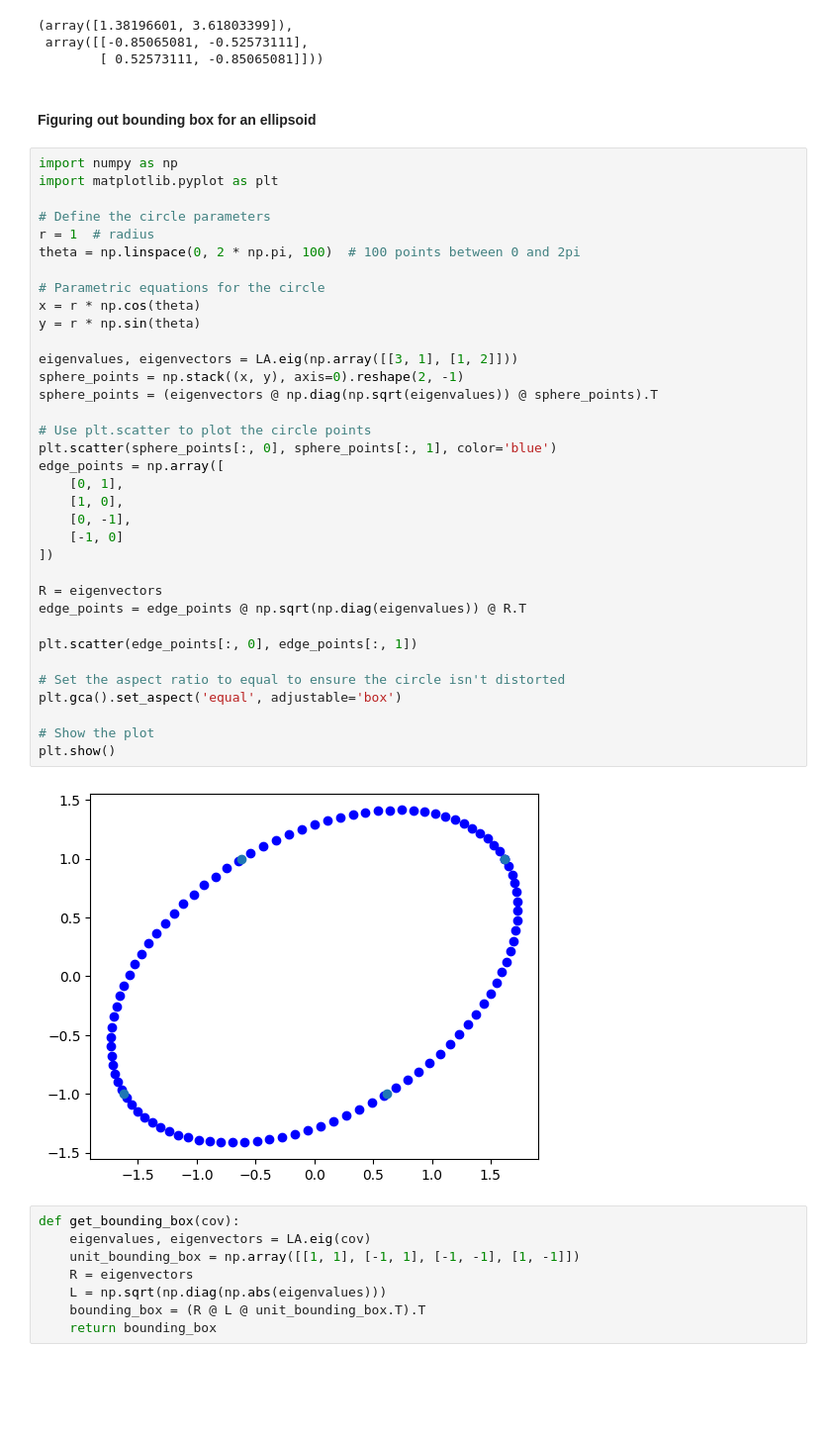
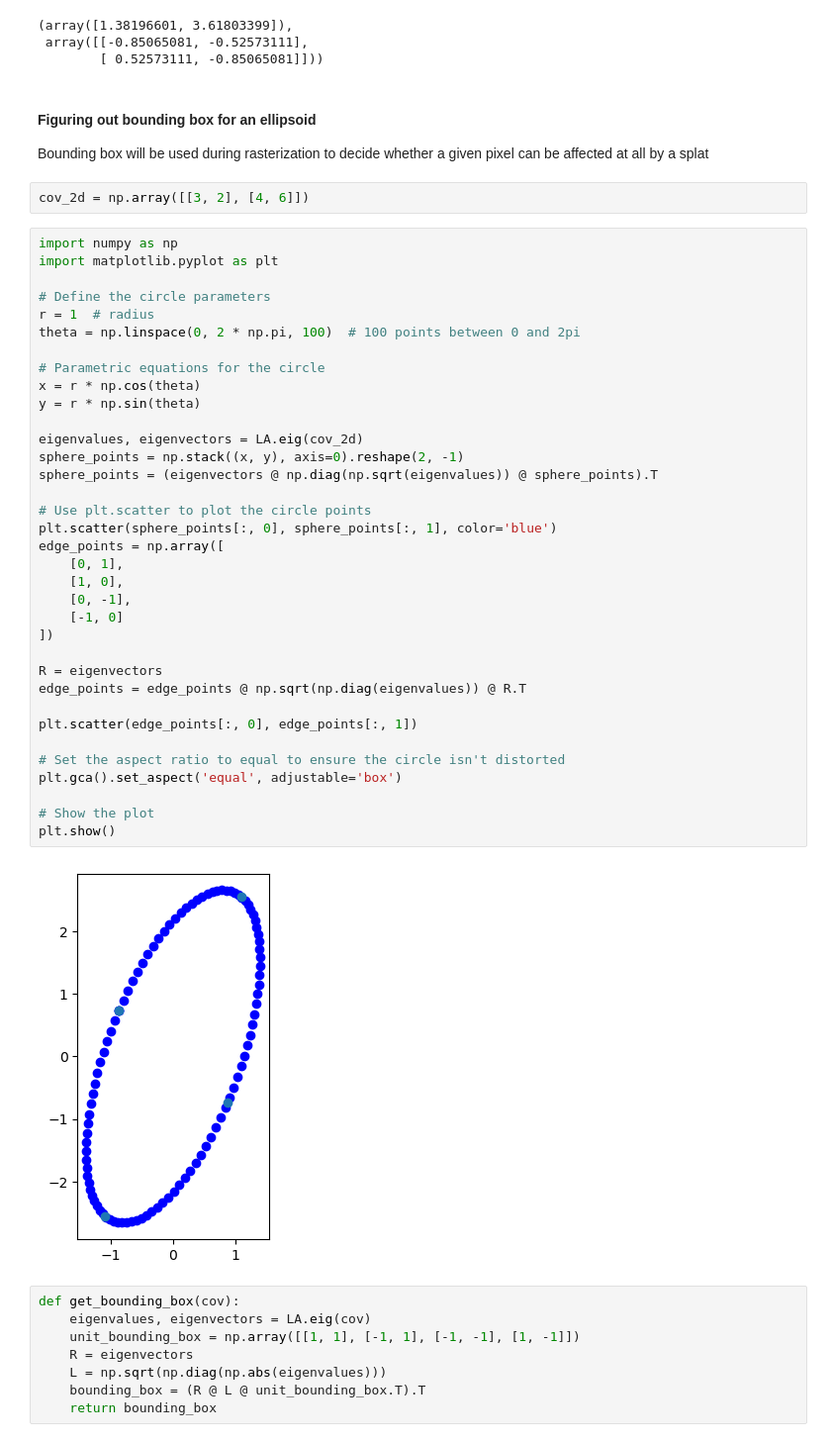
Before and after one commit to farqlia/UrbanViewsModeling, a Jupyter notebook: notebooks/Gaussian.ipynb, the cells around one changed output. Shown at 99% size. Cells and saved outputs as stored; diff of their text form; blank space fills up the shorter version.

Commit message:
bounding box to be cont.

```diff
--- a/notebooks/Gaussian.ipynb
+++ b/notebooks/Gaussian.ipynb
@@ -291,6 +294,10 @@ eigenvalues, eigenvectors
         [ 0.52573111, -0.85065081]]))
 # %% [markdown]
 #### Figuring out bounding box for an ellipsoid
+
+Bounding box will be used during rasterization to decide whether a given pixel can be affected at all by a splat
+# %%
+cov_2d = np.array([[3, 2], [4, 6]])
 # %%
 import numpy as np
 import matplotlib.pyplot as plt
@@ -299,35 +306,35 @@ import matplotlib.pyplot as plt
 r = 1  # radius
 theta = np.linspace(0, 2 * np.pi, 100)  # 100 points between 0 and 2pi
 
 # Parametric equations for the circle
 x = r * np.cos(theta)
 y = r * np.sin(theta)
 
-eigenvalues, eigenvectors = LA.eig(np.array([[3, 1], [1, 2]]))
+eigenvalues, eigenvectors = LA.eig(cov_2d)
 sphere_points = np.stack((x, y), axis=0).reshape(2, -1)
 sphere_points = (eigenvectors @ np.diag(np.sqrt(eigenvalues)) @ sphere_points).T
 
 # Use plt.scatter to plot the circle points
 plt.scatter(sphere_points[:, 0], sphere_points[:, 1], color='blue')
 edge_points = np.array([
     [0, 1],
     [1, 0],
     [0, -1],
     [-1, 0]
 ])
 
 R = eigenvectors
 edge_points = edge_points @ np.sqrt(np.diag(eigenvalues)) @ R.T
 
 plt.scatter(edge_points[:, 0], edge_points[:, 1])
 
 # Set the aspect ratio to equal to ensure the circle isn't distorted
 plt.gca().set_aspect('equal', adjustable='box')
 
 # Show the plot
 plt.show()
 # %% [output]
-[figure, old version]
+[figure, new version]
 # %%
 def get_bounding_box(cov):
     eigenvalues, eigenvectors = LA.eig(cov)
```
Also changed, not shown: parts of 18 cells of this notebook, 3 other files.
